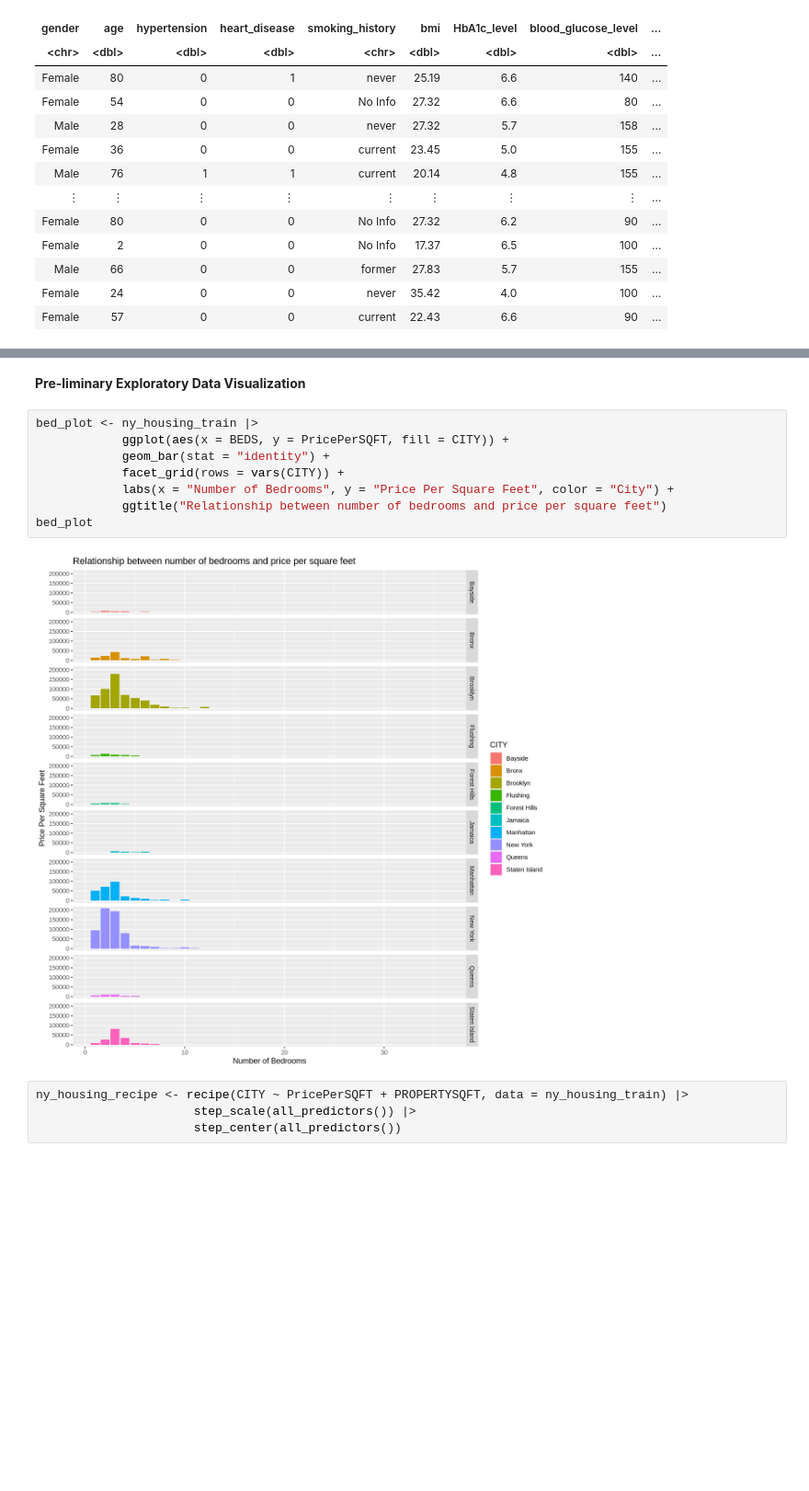
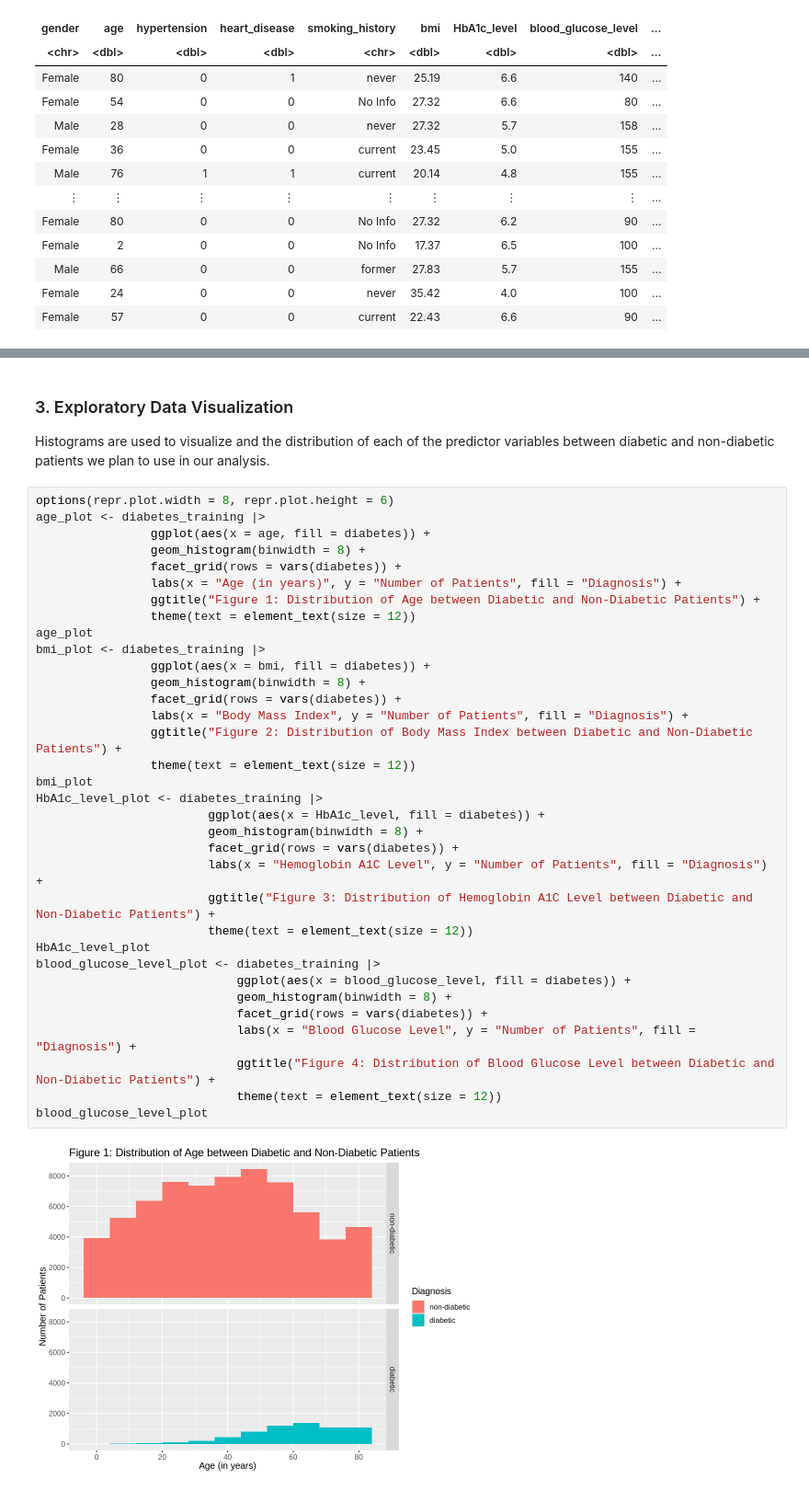
Before and after one commit to aikosumarno/dsci-100-2023w2-group-21, a Jupyter notebook: group_project_proposal.ipynb, the cells around one changed output, grey strips where cells are left out. Shown at 92% size. Cells and saved outputs as stored; diff of their text form; blank space fills up the shorter version.

```diff
--- a/group_project_proposal.ipynb
+++ b/group_project_proposal.ipynb
@@ -263,16 +175,40 @@ A tibble: 10 × 3
 # %% [markdown]
-**Pre-liminary Exploratory Data Visualization**
+### 3. Exploratory Data Visualization
+
+Histograms are used to visualize and the distribution of each of the predictor variables between diabetic and non-diabetic patients we plan to use in our analysis.
-# %%
-bed_plot <- ny_housing_train |>
-            ggplot(aes(x = BEDS, y = PricePerSQFT, fill = CITY)) +
-            geom_bar(stat = "identity") +
-            facet_grid(rows = vars(CITY)) +
-            labs(x = "Number of Bedrooms", y = "Price Per Square Feet", color = "City") +
-            ggtitle("Relationship between number of bedrooms and price per square feet")
-bed_plot
-# %% [output]
-[figure, removed]
-# %%
-ny_housing_recipe <- recipe(CITY ~ PricePerSQFT + PROPERTYSQFT, data = ny_housing_train) |>
-                      step_scale(all_predictors()) |>
-                      step_center(all_predictors())
+# %%
+options(repr.plot.width = 8, repr.plot.height = 6)
+age_plot <- diabetes_training |>
+                ggplot(aes(x = age, fill = diabetes)) +
+                geom_histogram(binwidth = 8) +
+                facet_grid(rows = vars(diabetes)) +
+                labs(x = "Age (in years)", y = "Number of Patients", fill = "Diagnosis") +
+                ggtitle("Figure 1: Distribution of Age between Diabetic and Non-Diabetic Patients") +
+                theme(text = element_text(size = 12))
+age_plot
+bmi_plot <- diabetes_training |>
+                ggplot(aes(x = bmi, fill = diabetes)) +
+                geom_histogram(binwidth = 8) +
+                facet_grid(rows = vars(diabetes)) +
+                labs(x = "Body Mass Index", y = "Number of Patients", fill = "Diagnosis") +
+                ggtitle("Figure 2: Distribution of Body Mass Index between Diabetic and Non-Diabetic Patients") +
+                theme(text = element_text(size = 12))
+bmi_plot
+HbA1c_level_plot <- diabetes_training |>
+                        ggplot(aes(x = HbA1c_level, fill = diabetes)) +
+                        geom_histogram(binwidth = 8) +
+                        facet_grid(rows = vars(diabetes)) +
+                        labs(x = "Hemoglobin A1C Level", y = "Number of Patients", fill = "Diagnosis") +
+                        ggtitle("Figure 3: Distribution of Hemoglobin A1C Level between Diabetic and Non-Diabetic Patients") +
+                        theme(text = element_text(size = 12))
+HbA1c_level_plot
+blood_glucose_level_plot <- diabetes_training |>
+                            ggplot(aes(x = blood_glucose_level, fill = diabetes)) +
+                            geom_histogram(binwidth = 8) +
+                            facet_grid(rows = vars(diabetes)) +
+                            labs(x = "Blood Glucose Level", y = "Number of Patients", fill = "Diagnosis") +
+                            ggtitle("Figure 4: Distribution of Blood Glucose Level between Diabetic and Non-Diabetic Patients") +
+                            theme(text = element_text(size = 12))
+blood_glucose_level_plot
+# %% [output]
+[figure, added]
```
Also changed, not shown: parts of 24 cells of this notebook, 1 other file.
